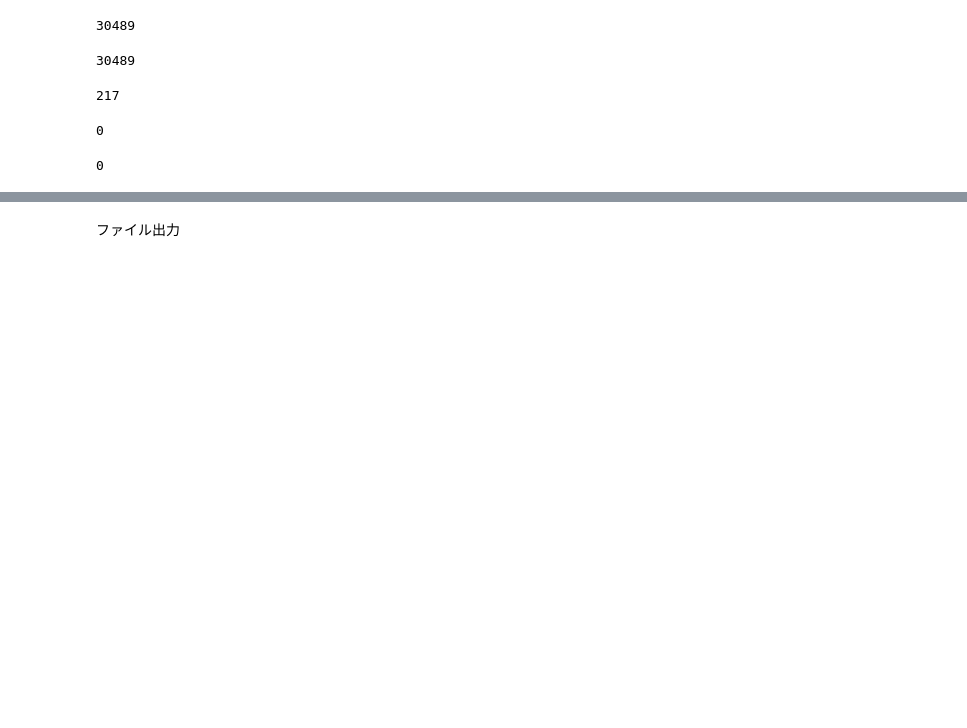
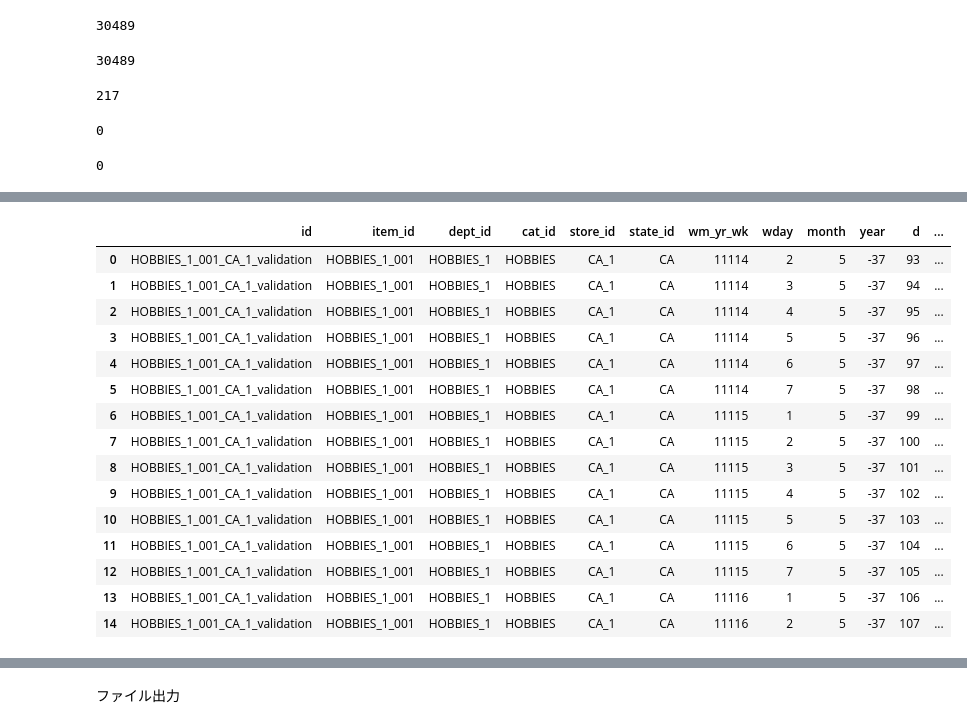
Before and after one commit to SKbaystars/M5_traindata2, a Jupyter notebook: M5_traindata2_v4.ipynb, the cells around one changed output, grey strips where cells are left out. Saved outputs shown, nothing was run; the diff lists cells and outputs as text; code cells hidden in the pictures; blank space fills up the shorter version.

```diff
--- a/M5_traindata2_v4.ipynb
+++ b/M5_traindata2_v4.ipynb
@@ -1213,6 +1552,27 @@ A value is trying to be set on a copy of a slice from a DataFrame.
 Try using .loc[row_indexer,col_indexer] = value instead
 
 See the caveats in the documentation: https://pandas.pydata.org/pandas-docs/stable/user_guide/indexing.html#returning-a-view-versus-a-copy
+# %%
+mda = pd.read_csv("/content/drive/My Drive/google_notebook/M5_traindata2/train2a_56month_1st2.csv", dtype=size_cols)
+
+mda.head(15)
+# %% [output]
+|  | id | item_id | dept_id | cat_id | store_id | state_id | wm_yr_wk | wday | month | year | d | ... |
+| 0 | HOBBIES_1_001_CA_1_validation | HOBBIES_1_001 | HOBBIES_1 | HOBBIES | CA_1 | CA | 11114 | 2 | 5 | -37 | 93 | ... |
+| 1 | HOBBIES_1_001_CA_1_validation | HOBBIES_1_001 | HOBBIES_1 | HOBBIES | CA_1 | CA | 11114 | 3 | 5 | -37 | 94 | ... |
+| 2 | HOBBIES_1_001_CA_1_validation | HOBBIES_1_001 | HOBBIES_1 | HOBBIES | CA_1 | CA | 11114 | 4 | 5 | -37 | 95 | ... |
+| 3 | HOBBIES_1_001_CA_1_validation | HOBBIES_1_001 | HOBBIES_1 | HOBBIES | CA_1 | CA | 11114 | 5 | 5 | -37 | 96 | ... |
+| 4 | HOBBIES_1_001_CA_1_validation | HOBBIES_1_001 | HOBBIES_1 | HOBBIES | CA_1 | CA | 11114 | 6 | 5 | -37 | 97 | ... |
+| 5 | HOBBIES_1_001_CA_1_validation | HOBBIES_1_001 | HOBBIES_1 | HOBBIES | CA_1 | CA | 11114 | 7 | 5 | -37 | 98 | ... |
+| 6 | HOBBIES_1_001_CA_1_validation | HOBBIES_1_001 | HOBBIES_1 | HOBBIES | CA_1 | CA | 11115 | 1 | 5 | -37 | 99 | ... |
+| 7 | HOBBIES_1_001_CA_1_validation | HOBBIES_1_001 | HOBBIES_1 | HOBBIES | CA_1 | CA | 11115 | 2 | 5 | -37 | 100 | ... |
+| 8 | HOBBIES_1_001_CA_1_validation | HOBBIES_1_001 | HOBBIES_1 | HOBBIES | CA_1 | CA | 11115 | 3 | 5 | -37 | 101 | ... |
+| 9 | HOBBIES_1_001_CA_1_validation | HOBBIES_1_001 | HOBBIES_1 | HOBBIES | CA_1 | CA | 11115 | 4 | 5 | -37 | 102 | ... |
+| 10 | HOBBIES_1_001_CA_1_validation | HOBBIES_1_001 | HOBBIES_1 | HOBBIES | CA_1 | CA | 11115 | 5 | 5 | -37 | 103 | ... |
+| 11 | HOBBIES_1_001_CA_1_validation | HOBBIES_1_001 | HOBBIES_1 | HOBBIES | CA_1 | CA | 11115 | 6 | 5 | -37 | 104 | ... |
+| 12 | HOBBIES_1_001_CA_1_validation | HOBBIES_1_001 | HOBBIES_1 | HOBBIES | CA_1 | CA | 11115 | 7 | 5 | -37 | 105 | ... |
+| 13 | HOBBIES_1_001_CA_1_validation | HOBBIES_1_001 | HOBBIES_1 | HOBBIES | CA_1 | CA | 11116 | 1 | 5 | -37 | 106 | ... |
+| 14 | HOBBIES_1_001_CA_1_validation | HOBBIES_1_001 | HOBBIES_1 | HOBBIES | CA_1 | CA | 11116 | 2 | 5 | -37 | 107 | ... |
 # %%
 import pickle
 import lightgbm as lgb
```
Also changed, not shown: parts of 24 cells of this notebook.
